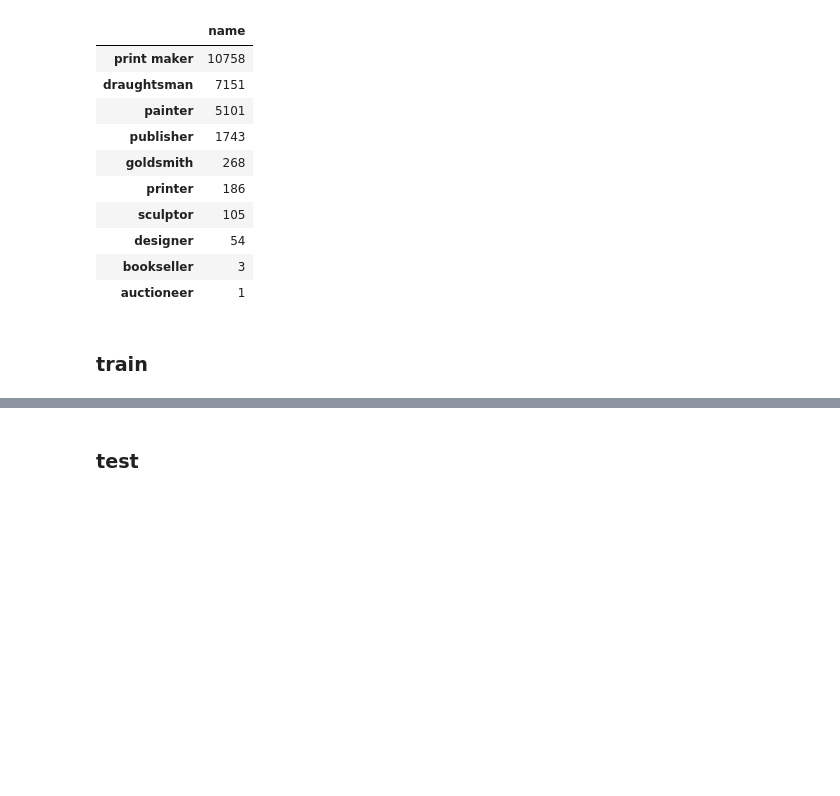
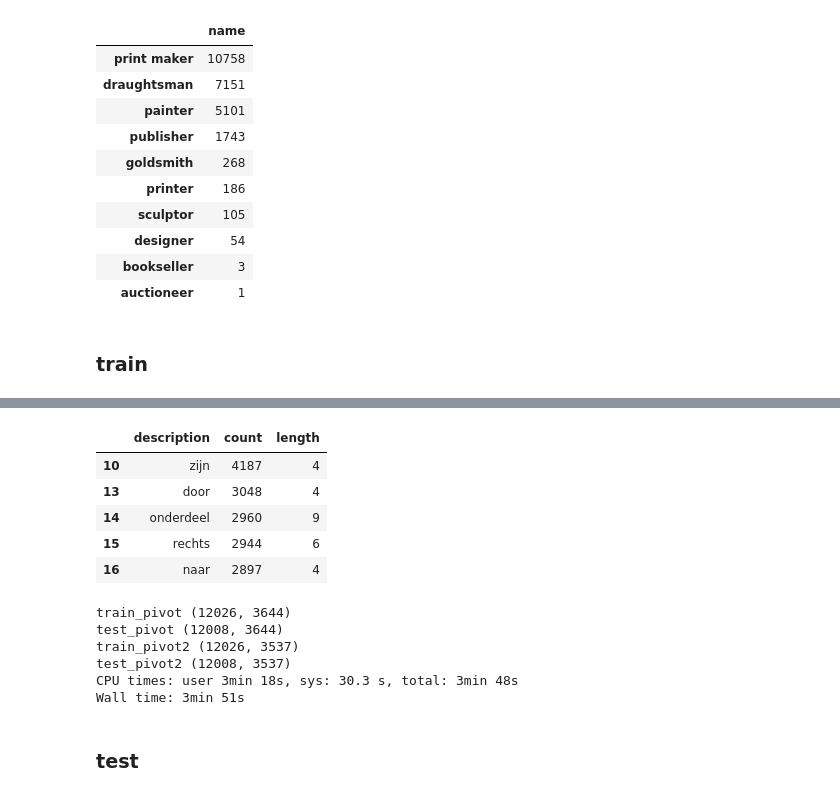
Before and after one commit to yumehara/atmacup10, a Jupyter notebook: notebook/atmacup10_EDA.ipynb, the cells around one changed output, grey strips where cells are left out. Saved outputs shown, nothing was run; the diff lists cells and outputs as text; code cells hidden in the pictures; blank space fills up the shorter version.

```diff
--- a/notebook/atmacup10_EDA.ipynb
+++ b/notebook/atmacup10_EDA.ipynb
@@ -480,0 +487,30 @@ dtype: object
+# %%
+def create_wordlist(trainName, testName):
+    trainlen = len(trainName)
+    print('trainlen', trainlen)
+    name = pd.concat([trainName, testName]).reset_index(drop=True)
+    print('name', len(name))
+
+    wordlist = []
+    for n in list(name):
+        wordlist = wordlist + (str(n).split())
+    print('wordlist', len(wordlist))
+
+    df_name = pd.DataFrame(pd.Series(wordlist, name='count').value_counts()).reset_index()
+    df_name.rename(columns={'index': 'description'}, inplace=True)
+    print('df_name', len(df_name))
+
+    # 4文字以上、10回以上出現している単語
+    df_name['length'] = df_name['description'].str.len()
+    df_longname = df_name[df_name['length'] >= 4]
+    df_longname = df_longname[df_longname['count'] >= 10]
+    print('df_longname', len(df_longname))
+    return df_longname
+# %%
+%%time
+trainName = train['description'].str.lower()
+testName = test['description'].str.lower()
+trainName = trainName.str.replace('[^A-Za-z]', ' ')
+testName = testName.str.replace('[^A-Za-z]', ' ')
+
+desc = create_wordlist(trainName, testName)
@@ -480,0 +525,9 @@ dtype: object
+# %%
+desc.head()
+# %% [output]
+|  | description | count | length |
+| 10 | zijn | 4187 | 4 |
+| 13 | door | 3048 | 4 |
+| 14 | onderdeel | 2960 | 9 |
+| 15 | rechts | 2944 | 6 |
+| 16 | naar | 2897 | 4 |
@@ -480,0 +562,10 @@ dtype: object
+# %%
+%%time
+train_pivot, test_pivot = create_pivot(desc, trainName, testName)
+# %% [output]
+train_pivot (12026, 3644)
+test_pivot (12008, 3644)
+train_pivot2 (12026, 3537)
+test_pivot2 (12008, 3537)
+CPU times: user 3min 18s, sys: 30.3 s, total: 3min 48s
+Wall time: 3min 51s
```
Also changed, not shown: parts of 10 cells of this notebook, 1 other file.
